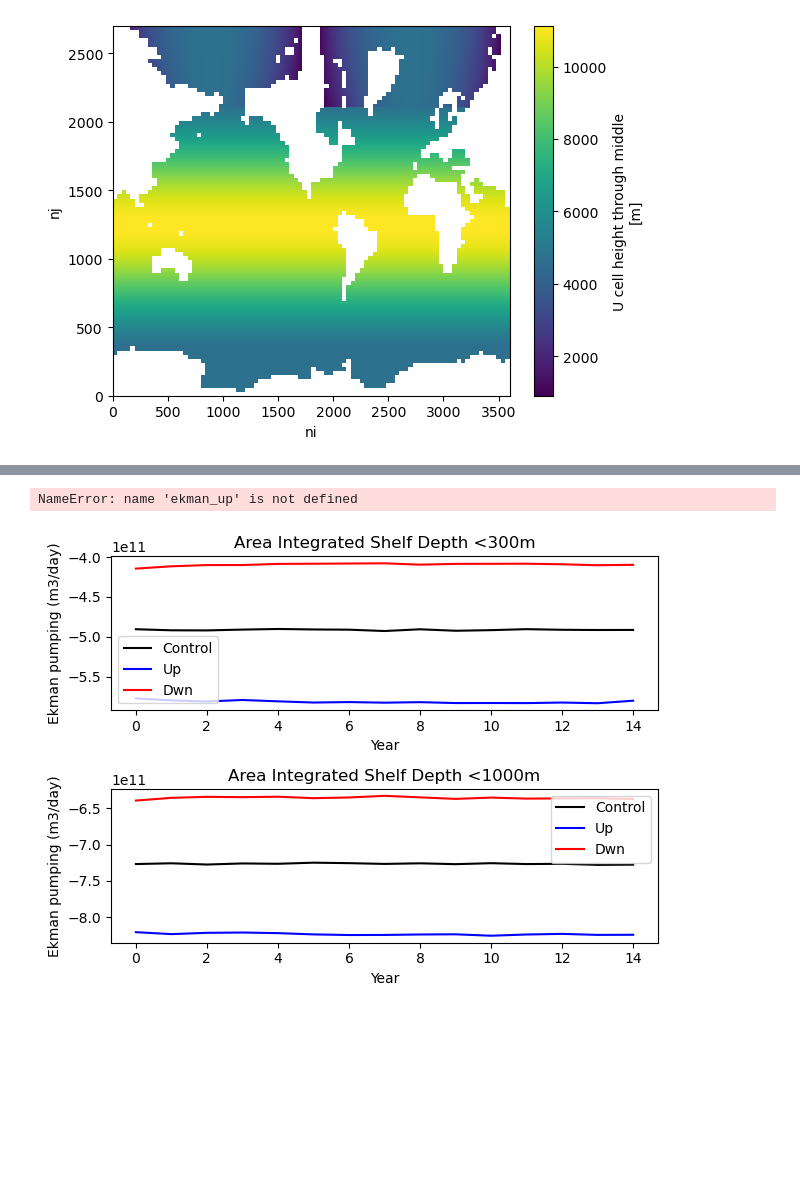
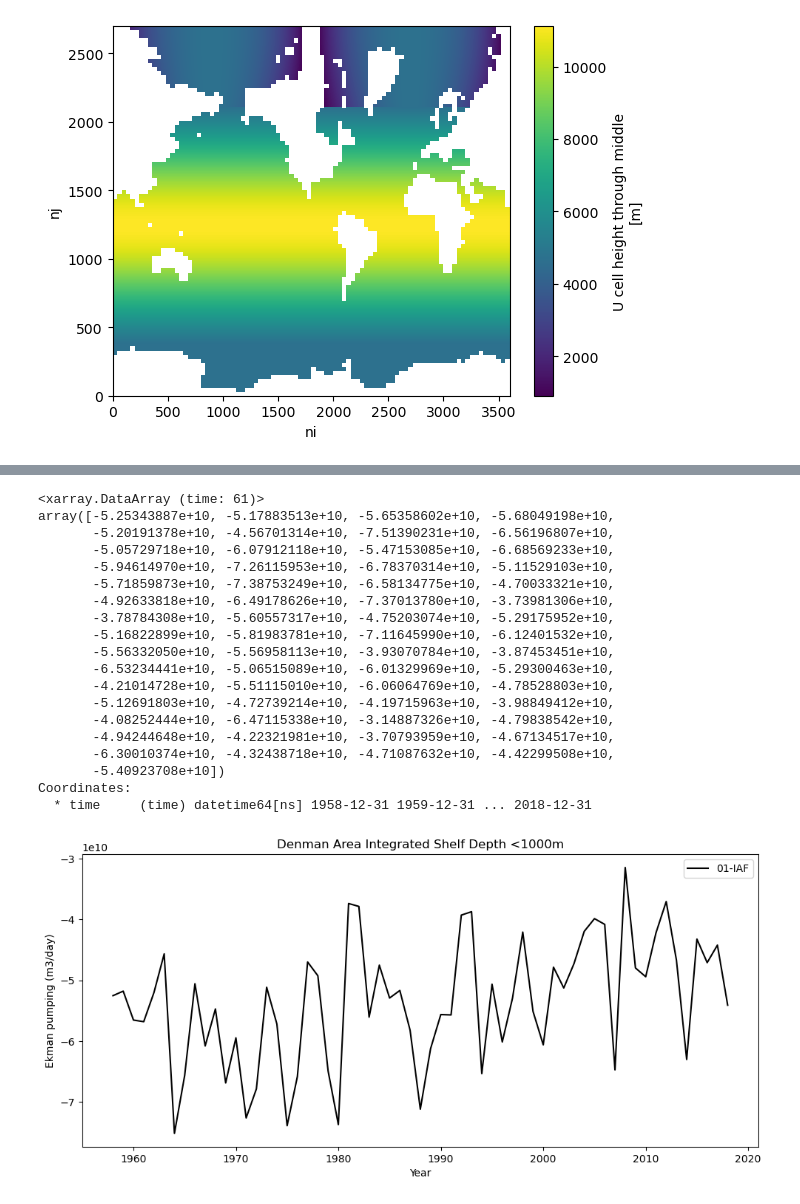
Before and after one commit to PaulSpence/Denman2024Voyage, a Jupyter notebook: notebooks/Ekman.ipynb, the cells around one changed output, grey strips where cells are left out. Saved outputs shown, nothing was run; the diff lists cells and outputs as text; code cells hidden in the pictures; blank space fills up the shorter version.

```diff
--- a/notebooks/Ekman.ipynb
+++ b/notebooks/Ekman.ipynb
@@ -445,5 +240,5 @@ array([[[        nan,         nan,         nan, ...,         nan,
 # %%
 # Change coords to t grid:
-ekman_con['xu_ocean'] = ht['xt_ocean'].values
-ekman_con['yu_ocean'] = ht['yt_ocean'].values
-ekman_con = ekman_con.rename(({'xu_ocean':'xt_ocean', 'yu_ocean':'yt_ocean'}))
+ekman['xu_ocean'] = ht['xt_ocean'].values
+ekman['yu_ocean'] = ht['yt_ocean'].values
+ekman = ekman.rename(({'xu_ocean':'xt_ocean', 'yu_ocean':'yt_ocean'}))
@@ -498,14 +373,30 @@ plt.tight_layout()
 # %%
 #integrate Ekman pumping on the coast
 #mask shelf regions
-cstmask = ht.where(~xr.ufuncs.isfinite(ht.where(ht>300)))
-cstmask = cstmask.where(~xr.ufuncs.isfinite(cstmask.where(yt_ocean>-63)))
-cstmask = ~xr.ufuncs.isnan(cstmask).to_dataset(name='cstmask')
+#cstmask = ht.where(~xr.ufuncs.isfinite(ht.where(ht>300)))
+#cstmask = cstmask.where(~xr.ufuncs.isfinite(cstmask.where(yt_ocean>-63)))
+#cstmask = ~xr.ufuncs.isnan(cstmask).to_dataset(name='cstmask')
+#cstarea=area_t.where(cstmask.cstmask).sum(dim=('xt_ocean','yt_ocean')).compute()
 
-cstarea=area_t.where(cstmask.cstmask).sum(dim=('xt_ocean','yt_ocean')).compute()
-
-ekman_con_coast=(ekman_con*area_t).where(cstmask.cstmask).sum(dim=('xt_ocean','yt_ocean')).compute()
-ekman_up_coast=(ekman_up*area_t).where(cstmask.cstmask).sum(dim=('xt_ocean','yt_ocean')).compute()
-ekman_down_coast=(ekman_down*area_t).where(cstmask.cstmask).sum(dim=('xt_ocean','yt_ocean')).compute()
+ekman_shelf=(ekman*area_t).where(den_mask.den_mask).sum(dim=('xt_ocean','yt_ocean')).compute()
+ekman_shelf
 # %% [output]
-NameError: name 'ekman_up' is not defined
+<xarray.DataArray (time: 61)>
+array([-5.25343887e+10, -5.17883513e+10, -5.65358602e+10, -5.68049198e+10,
+       -5.20191378e+10, -4.56701314e+10, -7.51390231e+10, -6.56196807e+10,
+       -5.05729718e+10, -6.07912118e+10, -5.47153085e+10, -6.68569233e+10,
+       -5.94614970e+10, -7.26115953e+10, -6.78370314e+10, -5.11529103e+10,
+       -5.71859873e+10, -7.38753249e+10, -6.58134775e+10, -4.70033321e+10,
+       -4.92633818e+10, -6.49178626e+10, -7.37013780e+10, -3.73981306e+10,
+       -3.78784308e+10, -5.60557317e+10, -4.75203074e+10, -5.29175952e+10,
+       -5.16822899e+10, -5.81983781e+10, -7.11645990e+10, -6.12401532e+10,
+       -5.56332050e+10, -5.56958113e+10, -3.93070784e+10, -3.87453451e+10,
+       -6.53234441e+10, -5.06515089e+10, -6.01329969e+10, -5.29300463e+10,
+       -4.21014728e+10, -5.51115010e+10, -6.06064769e+10, -4.78528803e+10,
+       -5.12691803e+10, -4.72739214e+10, -4.19715963e+10, -3.98849412e+10,
+       -4.08252444e+10, -6.47115338e+10, -3.14887326e+10, -4.79838542e+10,
+       -4.94244648e+10, -4.22321981e+10, -3.70793959e+10, -4.67134517e+10,
+       -6.30010374e+10, -4.32438718e+10, -4.71087632e+10, -4.42299508e+10,
+       -5.40923708e+10])
+Coordinates:
+  * time     (time) datetime64[ns] 1958-12-31 1959-12-31 ... 2018-12-31
@@ -527,32 +403,18 @@ ekman_down_shelf=(ekman_down*area_t).where(shmask.shmask).sum(dim=('xt_ocean','y
 # %%
-yrs=np.arange(0,15,1)
+myr=36 #annual means start in 1958, seasonal in 59
+yrs=np.arange(1958,2019,1)
+
+fig = plt.figure(figsize=(10, 9))
 
 plt.subplot(211)
-plt.plot(yrs,ekman_con_coast,linestyle='-',color='k',label='Control',linewidth=1.5)
-plt.plot(yrs,ekman_up_coast,linestyle='-',color='b',label='Up',linewidth=1.5)
-plt.plot(yrs,ekman_down_coast,linestyle='-',color='r',label='Dwn',linewidth=1.5)
-#plt.plot(yrs,siv_up_shelf,linestyle='-',color='r',label='Up',linewidth=1.5)
-#plt.plot(yrs,siv_dwn_shelf,linestyle='-',color='b',label='Down',linewidth=1.5)
+plt.plot(yrs,ekman_shelf,linestyle='-',color='k',label='01-IAF',linewidth=1.5)
 #plt.ylim((1037.5,1035))
 plt.ylabel('Ekman pumping (m3/day)')
 plt.xlabel('Year')
 #plt.xlim([-75,85])
-plt.title('Area Integrated Shelf Depth <300m')
-plt.legend(fontsize=10)
-
-plt.subplot(212)
-plt.plot(yrs,ekman_con_shelf,linestyle='-',color='k',label='Control',linewidth=1.5)
-plt.plot(yrs,ekman_up_shelf,linestyle='-',color='b',label='Up',linewidth=1.5)
-plt.plot(yrs,ekman_down_shelf,linestyle='-',color='r',label='Dwn',linewidth=1.5)
-#plt.plot(yrs,siv_up_shelf,linestyle='-',color='r',label='Up',linewidth=1.5)
-#plt.plot(yrs,siv_dwn_shelf,linestyle='-',color='b',label='Down',linewidth=1.5)
-#plt.ylim((1037.5,1035))
-plt.ylabel('Ekman pumping (m3/day)')
-plt.xlabel('Year')
-#plt.xlim([-75,85])
-plt.title('Area Integrated Shelf Depth <1000m')
+plt.title('Denman Area Integrated Shelf Depth <1000m')
 plt.legend(fontsize=10)
 
 plt.tight_layout()
 # %% [output]
-[figure, old version]
+[figure, new version]
```
Also changed, not shown: parts of 28 cells of this notebook, 3 other files.
